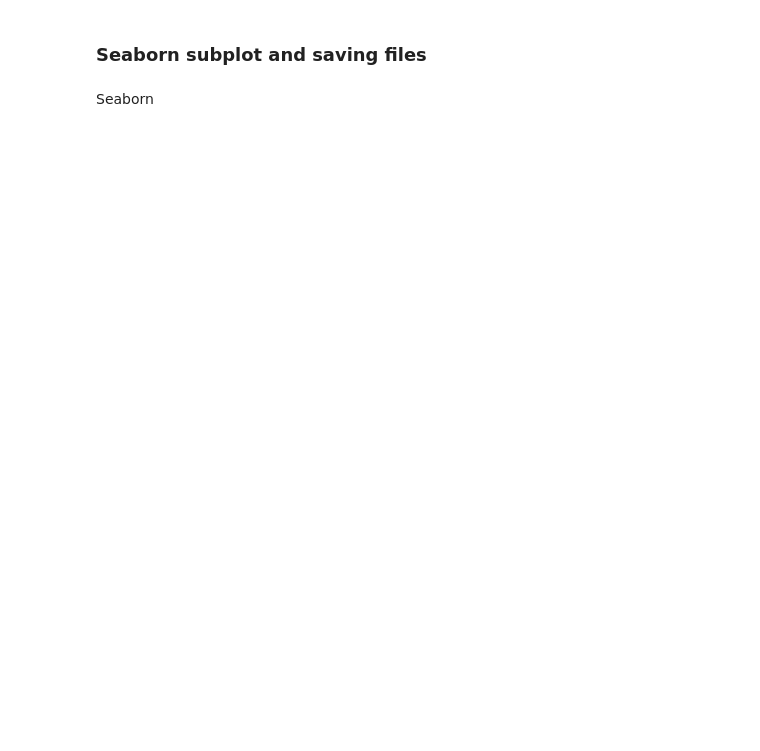
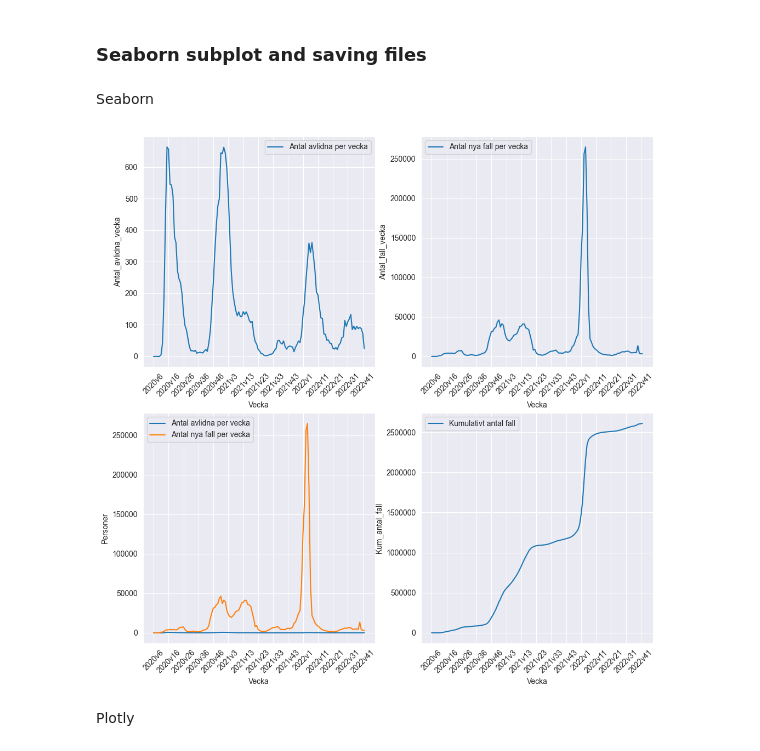
Before and after one commit to Janandersov/Databehandling-Jan-Anders-Overgard, a Jupyter notebook: Labs/Lab 1/Task 1.ipynb, the cells around one changed output. Cells and saved outputs as stored; diff of their text form; code cells hidden in the pictures; blank space fills up the shorter version.

```diff
--- a/Labs/Lab 1/Task 1.ipynb
+++ b/Labs/Lab 1/Task 1.ipynb
@@ -230,3 +231,40 @@ plotly_cumulative_number_of_cases.show()
 ### Seaborn subplot and saving files
 # %% [markdown]
 Seaborn
+# %%
+cases_subplot, axes = plt.subplots(2, 2, figsize=(12,12))
+
+axes[0,0].xaxis.set_major_locator(MaxNLocator(nbins=19))
+axes[0,0].tick_params(axis='x', rotation=45)
+seaborn_deceased_weekly_subplot = sns.lineplot(
+    data = df_veckodata_riket_merged, x = "Vecka", y = "Antal_avlidna_vecka", label = "Antal avlidna per vecka", ax=axes[0,0]
+)
+
+axes[0,1].xaxis.set_major_locator(MaxNLocator(nbins=19))
+axes[0,1].tick_params(axis='x', rotation=45)
+seaborn_new_cases_weekly_subplot = sns.lineplot(
+    data = df_veckodata_riket_merged, x = "Vecka", y = "Antal_fall_vecka", label = "Antal nya fall per vecka", ax=axes[0,1]
+)
+
+axes[1,0].xaxis.set_major_locator(MaxNLocator(nbins=19))
+axes[1,0].tick_params(axis='x', rotation=45)
+seaborn_deceased_weekly_subplot = sns.lineplot(
+    data = df_veckodata_riket_merged, x = "Vecka", y = "Antal_avlidna_vecka", label = "Antal avlidna per vecka", ax=axes[1,0]
+)
+seaborn_new_cases_weekly_subplot = sns.lineplot(
+    data = df_veckodata_riket_merged, x = "Vecka", y = "Antal_fall_vecka", label = "Antal nya fall per vecka", ax=axes[1,0]
+)
+axes[1, 0].set_ylabel("Personer")
+
+axes[1,1].xaxis.set_major_locator(MaxNLocator(nbins=19))
+axes[1,1].tick_params(axis='x', rotation=45)
+axes[1, 1].yaxis.set_major_formatter(formatter)
+seaborn_cumulative_number_of_cases_subplot = sns.lineplot(
+    data = df_veckodata_riket_merged, x = "Vecka", y = "Kum_antal_fall", label = "Kumulativt antal fall", ax=axes[1,1]
+)
+
+plt.savefig(os.path.join("Visualisations", "Task_1_seaborn_subplot.png"))
+# %% [output]
+[figure, added]
+# %% [markdown]
+Plotly
```
Also changed, not shown: parts of 2 cells of this notebook, 5 other files.
